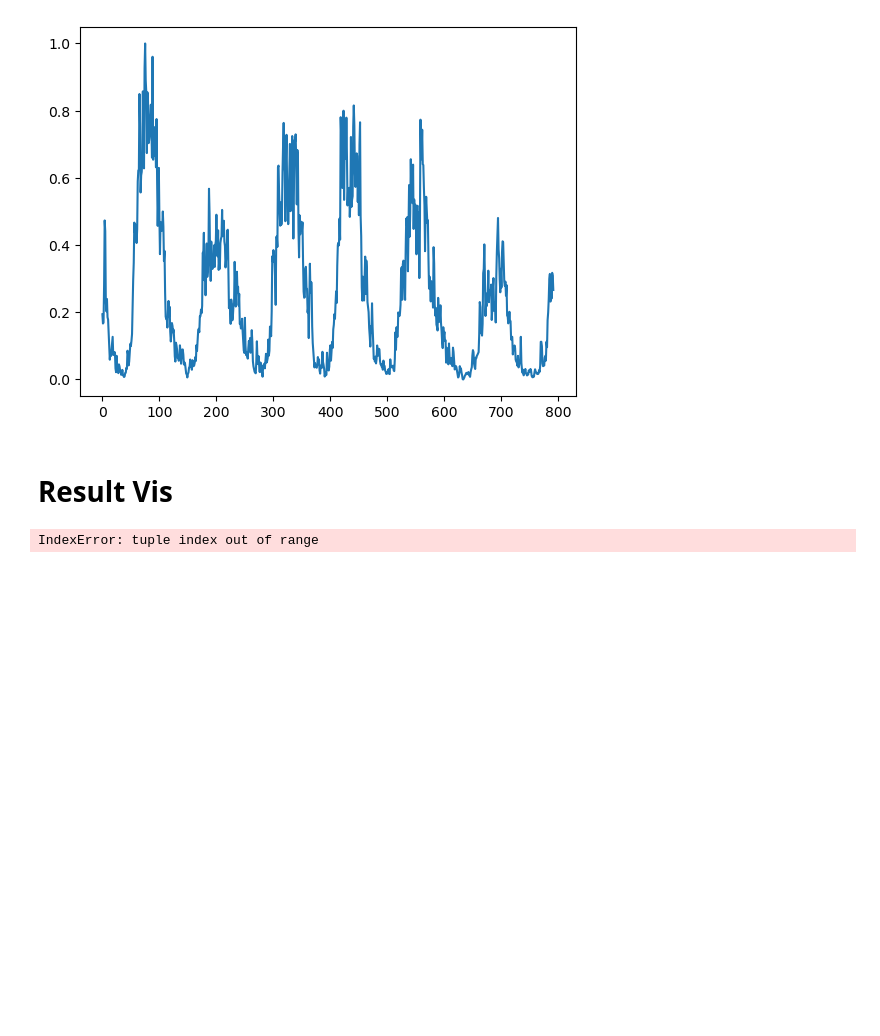
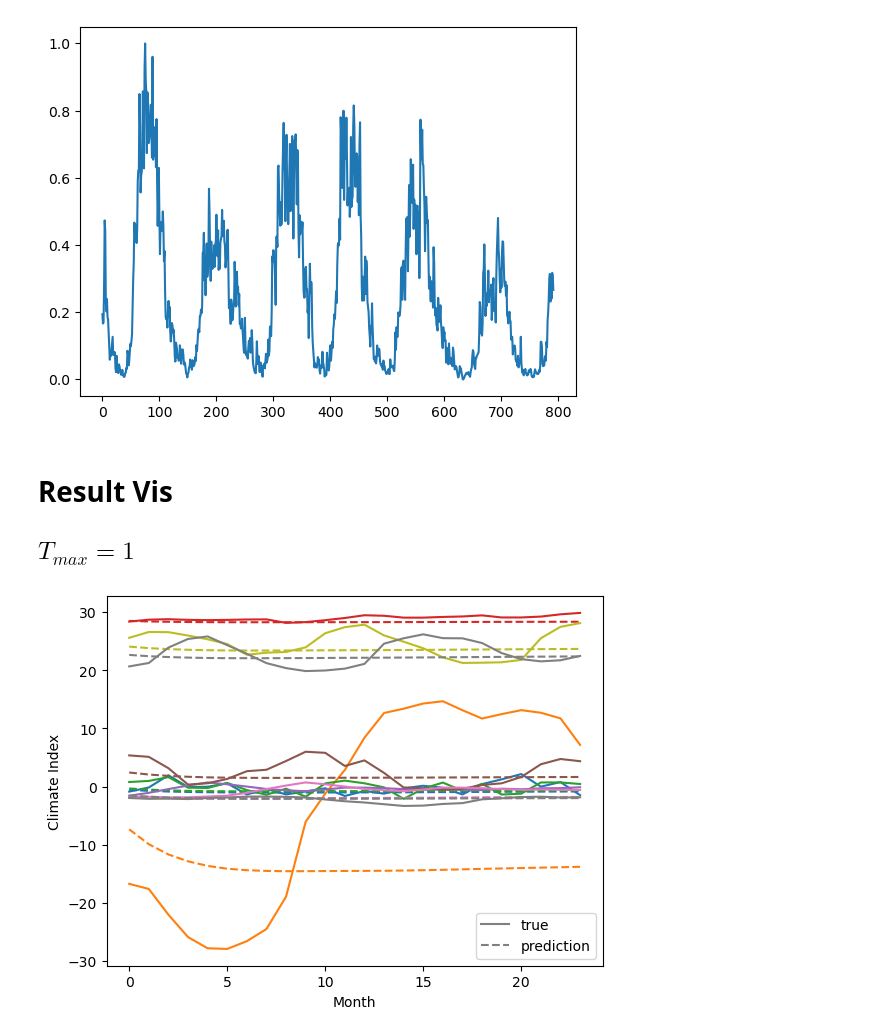
Before and after one commit to heraclixus/Ocean_TimeSeries_Graph, a Jupyter notebook: src/visualize.ipynb, the cells around one changed output. Drawn from its saved outputs; the diff is of its cells as text; code cells hidden in the pictures; blank space fills up the shorter version.

```diff
--- a/src/visualize.ipynb
+++ b/src/visualize.ipynb
@@ -79,18 +79,30 @@ plt.plot(X_norm[13])
 [figure]
 # %% [markdown]
 # Result Vis
+
+## $T_{max} = 1$
 # %%
 import random
-test_pred = np.load('./results/2024-10-23 20:15:12.182310/test_pred.npy')
-test_true = np.load('./results/2024-10-23 20:15:12.182310/test_true.npy')
 
-test_pred = test_pred.reshape(test_pred.shape[0], test_pred.shape[1])
-test_true = test_true.reshape(test_pred.shape[0], test_pred.shape[1])
+def plot_traj(test_pred, test_true):
+    test_pred = test_pred.reshape(test_pred.shape[0], test_pred.shape[1])
+    test_true = test_true.reshape(test_pred.shape[0], test_pred.shape[1])
+    random.seed(1)
+    random_id = random.sample(range(test_pred.shape[0]), 10)
+    colors = plt.get_cmap('tab10').colors
+    for i in range(len(random_id)):
+        if i == len(random_id) - 1:
+            plt.plot(test_true[random_id[i]],color='gray', label='true')
+            plt.plot(test_pred[random_id[i]], '--',color='gray', label='prediction')
+        else:
+            plt.plot(test_true[random_id[i]],color=colors[i])
+            plt.plot(test_pred[random_id[i]], '--',color=colors[i])
+    plt.legend()
+    plt.xlabel('Month')
+    plt.ylabel('Climate Index')
+test_pred = np.load('./results/2024-10-23 20:32:51.128752/test_pred.npy')
+test_true = np.load('./results/2024-10-23 20:32:51.128752/test_true.npy')
 
-random_id = random.sample(range(test_pred.shape[0]), 10)
-colors = plt.get_cmap('tab10').colors
-for i in range(len(random_id)):
-    plt.plot(test_true[random_id[i]],color=colors[i])
-    plt.plot(test_pred[random_id[i]], '--',color=colors[i])
+plot_traj(test_pred, test_true)
 # %% [output]
-IndexError: tuple index out of range
+[figure, added]
```
Also changed, not shown: parts of 4 cells of this notebook, 3 other files.
